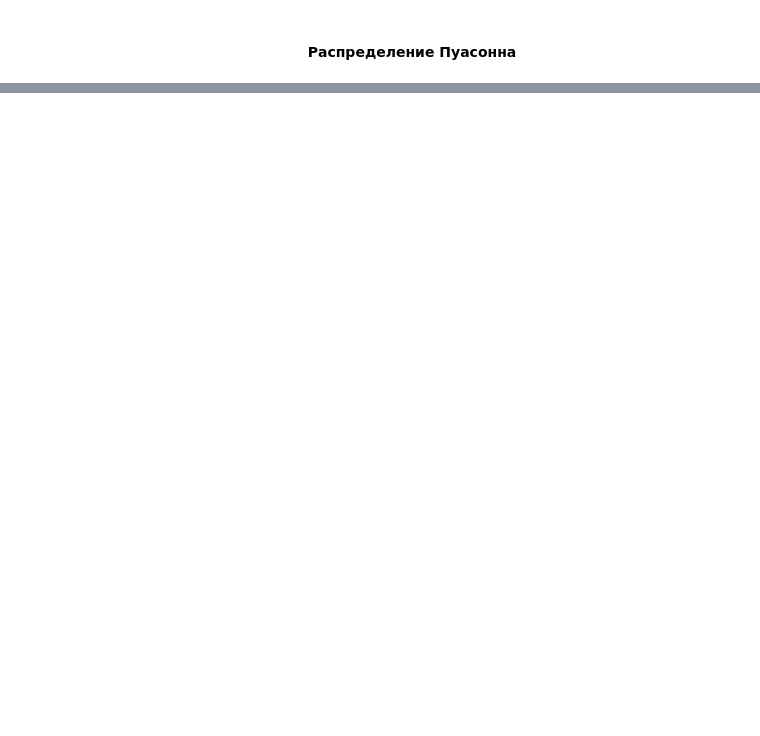
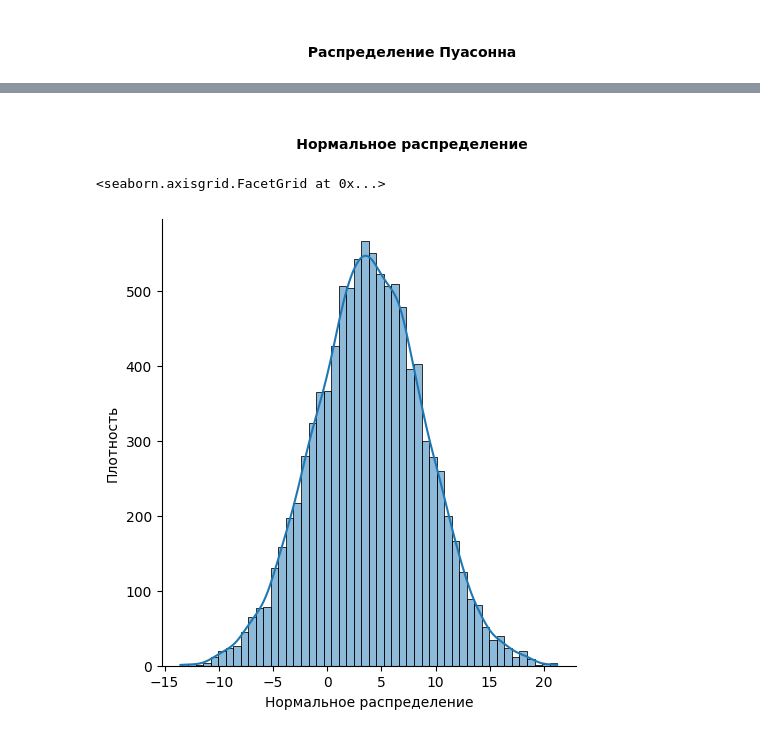
Before and after one commit to Kagemushe/sf_data_science, a Jupyter notebook: Block_6/Block_6_1.ipynb, the cells around one changed output, grey strips where cells are left out. Drawn from its saved outputs; the diff is of its cells as text; code cells hidden in the pictures; blank space fills up the shorter version.

```diff
--- a/Block_6/Block_6_1.ipynb
+++ b/Block_6/Block_6_1.ipynb
@@ -102,0 +120,12 @@ ax.set(xlabel='Значение случайной величины', ylabel='Ч
+# %% [markdown]
+#### <center>Нормальное распределение<center>
+# %%
+from scipy.stats import norm
+import seaborn as sns
+
+data = norm.rvs(size=10000, loc=4, scale=5)
+ax = sns.displot(data, kde=True, bins=50)
+ax.set(xlabel='Нормальное распределение', ylabel='Плотность')
+# %% [output]
+<seaborn.axisgrid.FacetGrid at 0x...>
+[figure, added]
```
Also changed, not shown: parts of 11 cells of this notebook.
